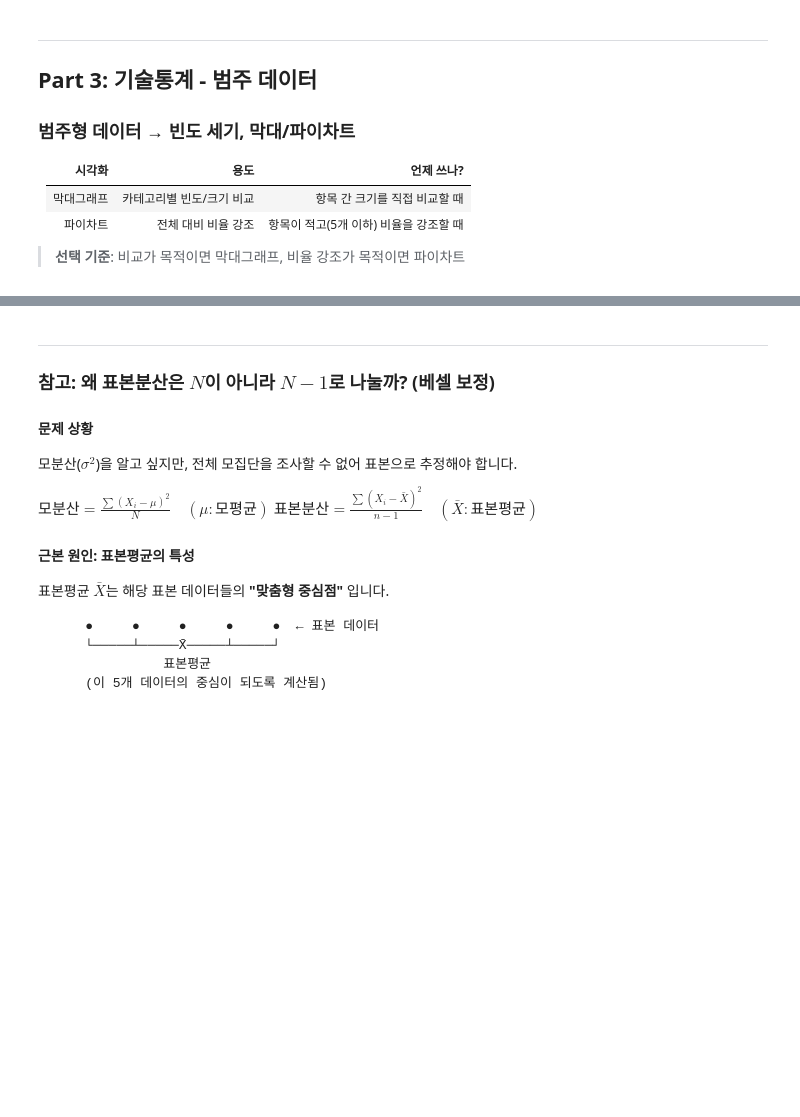
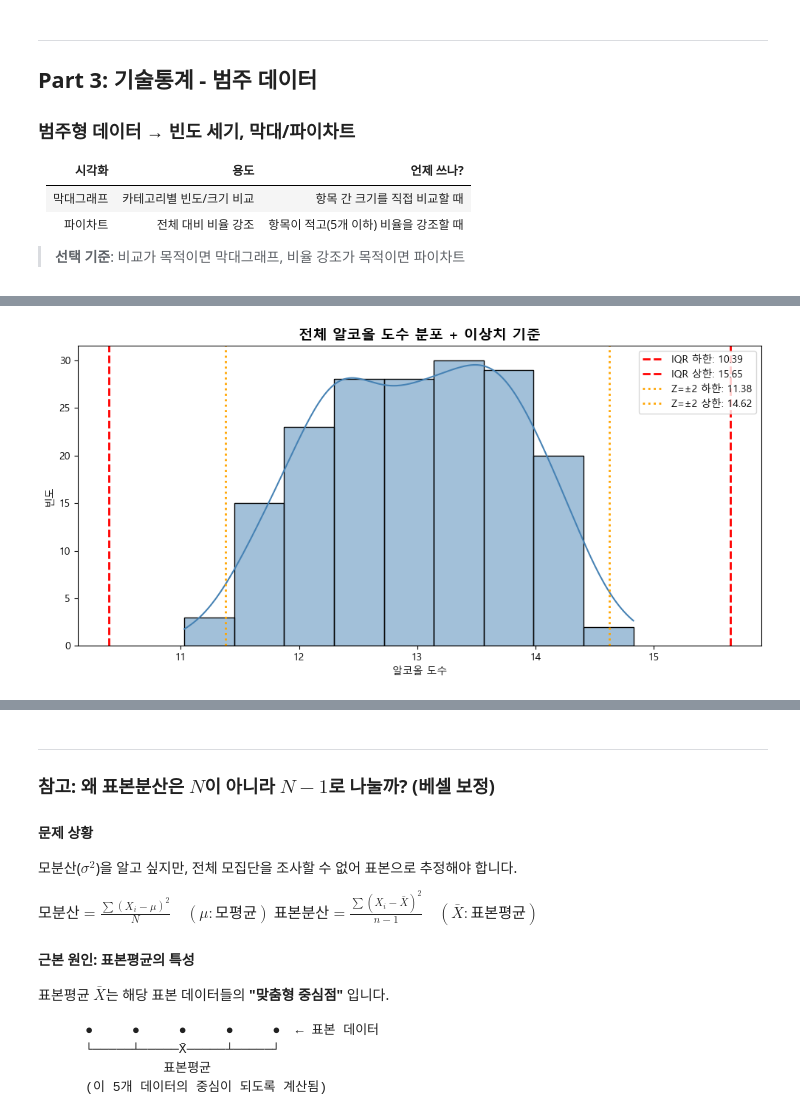
Before and after one commit to SeolMuah/statistics-practice-python, a Jupyter notebook: practice_01.ipynb, the cells around one changed output, grey strips where cells are left out. Saved outputs shown, nothing was run; the diff lists cells and outputs as text; code cells hidden in the pictures; blank space fills up the shorter version.

```diff
--- a/practice_01.ipynb
+++ b/practice_01.ipynb
@@ -387,0 +701,34 @@ data = wine_df['alcohol']
+# %%
+# 전체 알코올 도수 분포 + 이상치 기준선
+fig, ax = plt.subplots(figsize=(10, 5))
+
+data = wine_df['alcohol']
+
+# 히스토그램
+sns.histplot(data=wine_df, x='alcohol', kde=True, color='steelblue', ax=ax)
+
+# IQR 이상치 기준
+Q1 = data.quantile(0.25)
+Q3 = data.quantile(0.75)
+IQR = Q3 - Q1
+iqr_lower = Q1 - 1.5 * IQR
+iqr_upper = Q3 + 1.5 * IQR
+
+# Z-score 이상치 기준 (|Z| > 2)
+z_lower = data.mean() - 2 * data.std()
+z_upper = data.mean() + 2 * data.std()
+
+# 기준선 표시
+ax.axvline(iqr_lower, color='red', linestyle='--', linewidth=2, label=f'IQR 하한: {iqr_lower:.2f}')
+ax.axvline(iqr_upper, color='red', linestyle='--', linewidth=2, label=f'IQR 상한: {iqr_upper:.2f}')
+ax.axvline(z_lower, color='orange', linestyle=':', linewidth=2, label=f'Z=±2 하한: {z_lower:.2f}')
+ax.axvline(z_upper, color='orange', linestyle=':', linewidth=2, label=f'Z=±2 상한: {z_upper:.2f}')
+
+ax.set_title('전체 알코올 도수 분포 + 이상치 기준', fontsize=14, fontweight='bold')
+ax.set_xlabel('알코올 도수')
+ax.set_ylabel('빈도')
+ax.legend(loc='upper right')
+plt.tight_layout()
+plt.show()
+# %% [output]
+[figure, added]
```
Also changed, not shown: parts of 21 cells of this notebook, 1 other file.
